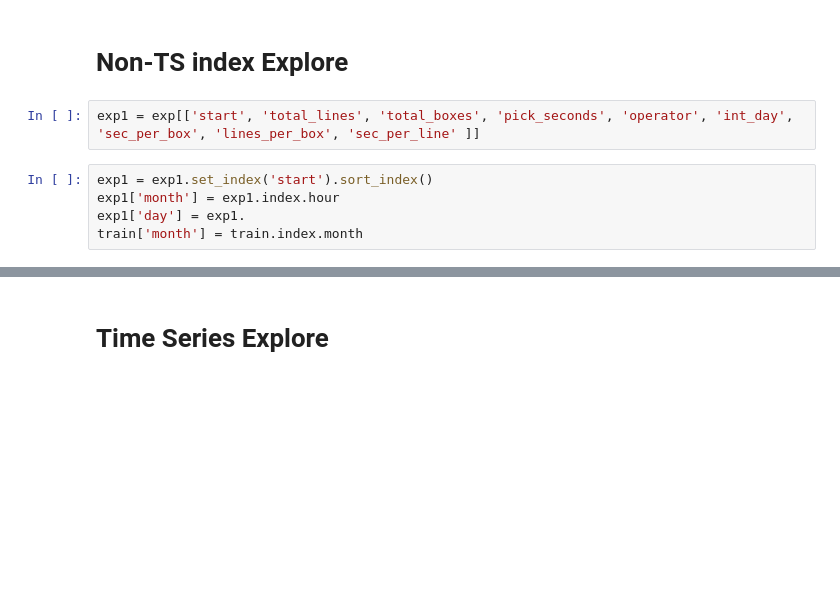
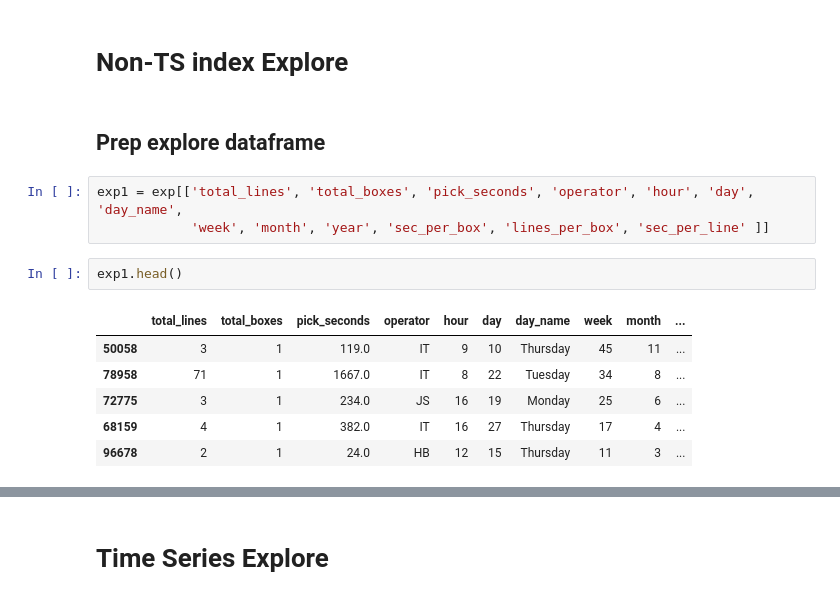
Before and after one commit to RyvynYoung/Supply_Chain, a Jupyter notebook: TS_exp_model.ipynb, the cells around one changed output, grey strips where cells are left out. Saved outputs shown, nothing was run; the diff lists cells and outputs as text; blank space fills up the shorter version.

```diff
--- a/TS_exp_model.ipynb
+++ b/TS_exp_model.ipynb
@@ -47,10 +77,17 @@ exp = train.copy()
 ts = train.copy()
 # %% [markdown]
 # Non-TS index Explore
+# %% [markdown]
+## Prep explore dataframe
 # %%
-exp1 = exp[['start', 'total_lines', 'total_boxes', 'pick_seconds', 'operator', 'int_day', 'sec_per_box', 'lines_per_box', 'sec_per_line' ]]
+exp1 = exp[['total_lines', 'total_boxes', 'pick_seconds', 'operator', 'hour', 'day', 'day_name',
+            'week', 'month', 'year', 'sec_per_box', 'lines_per_box', 'sec_per_line' ]]
-# %%
-exp1 = exp1.set_index('start').sort_index()
-exp1['month'] = exp1.index.hour
-exp1['day'] = exp1.
-train['month'] = train.index.month
+# %%
+exp1.head()
+# %% [output]
+|  | total_lines | total_boxes | pick_seconds | operator | hour | day | day_name | week | month | ... |
+| 50058 | 3 | 1 | 119.0 | IT | 9 | 10 | Thursday | 45 | 11 | ... |
+| 78958 | 71 | 1 | 1667.0 | IT | 8 | 22 | Tuesday | 34 | 8 | ... |
+| 72775 | 3 | 1 | 234.0 | JS | 16 | 19 | Monday | 25 | 6 | ... |
+| 68159 | 4 | 1 | 382.0 | IT | 16 | 27 | Thursday | 17 | 4 | ... |
+| 96678 | 2 | 1 | 24.0 | HB | 12 | 15 | Thursday | 11 | 3 | ... |
```
Also changed, not shown: parts of 54 cells of this notebook, 1 other file.
